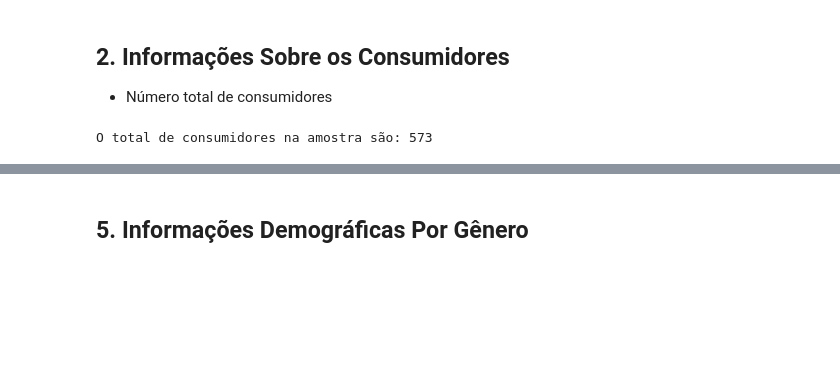
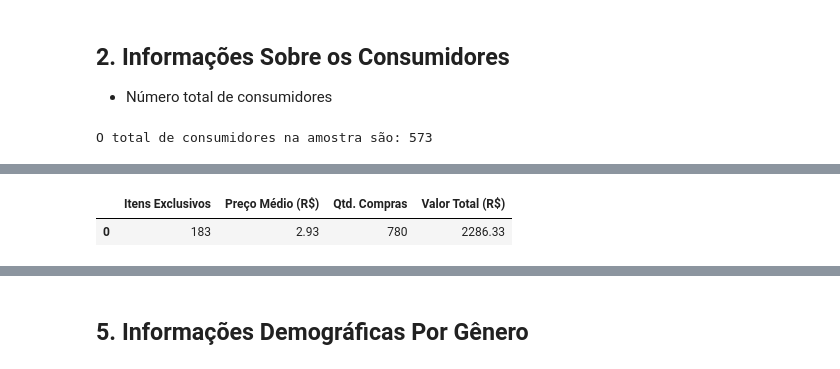
Before and after one commit to ralsouza/python_fundamentos, a Jupyter notebook: src/05_desafio/05_missao05.ipynb, the cells around one changed output, grey strips where cells are left out. Cells and saved outputs as stored; diff of their text form; code cells hidden in the pictures; blank space fills up the shorter version.

```diff
--- a/src/05_desafio/05_missao05.ipynb
+++ b/src/05_desafio/05_missao05.ipynb
@@ -173,0 +169,21 @@ O total de consumidores na amostra são: 573
+# %%
+# Número de itens exclusivos
+itens_exclusivos = purchase_file['Item ID'].drop_duplicates().count()
+
+preco_medio = np.average(purchase_file['Valor'])
+
+total_compras = purchase_file['Nome do Item'].count()
+
+valor_total = np.sum(purchase_file['Valor'])
+
+analise_geral = pd.DataFrame({
+    'Itens Exclusivos':[itens_exclusivos],
+    'Preço Médio (R$)':[np.round(preco_medio, decimals=2)],
+    'Qtd. Compras':[total_compras],
+    'Valor Total (R$)':[valor_total]
+})
+
+analise_geral
+# %% [output]
+|  | Itens Exclusivos | Preço Médio (R$) | Qtd. Compras | Valor Total (R$) |
+| 0 | 183 | 2.93 | 780 | 2286.33 |
```
Also changed, not shown: parts of 9 cells of this notebook.
